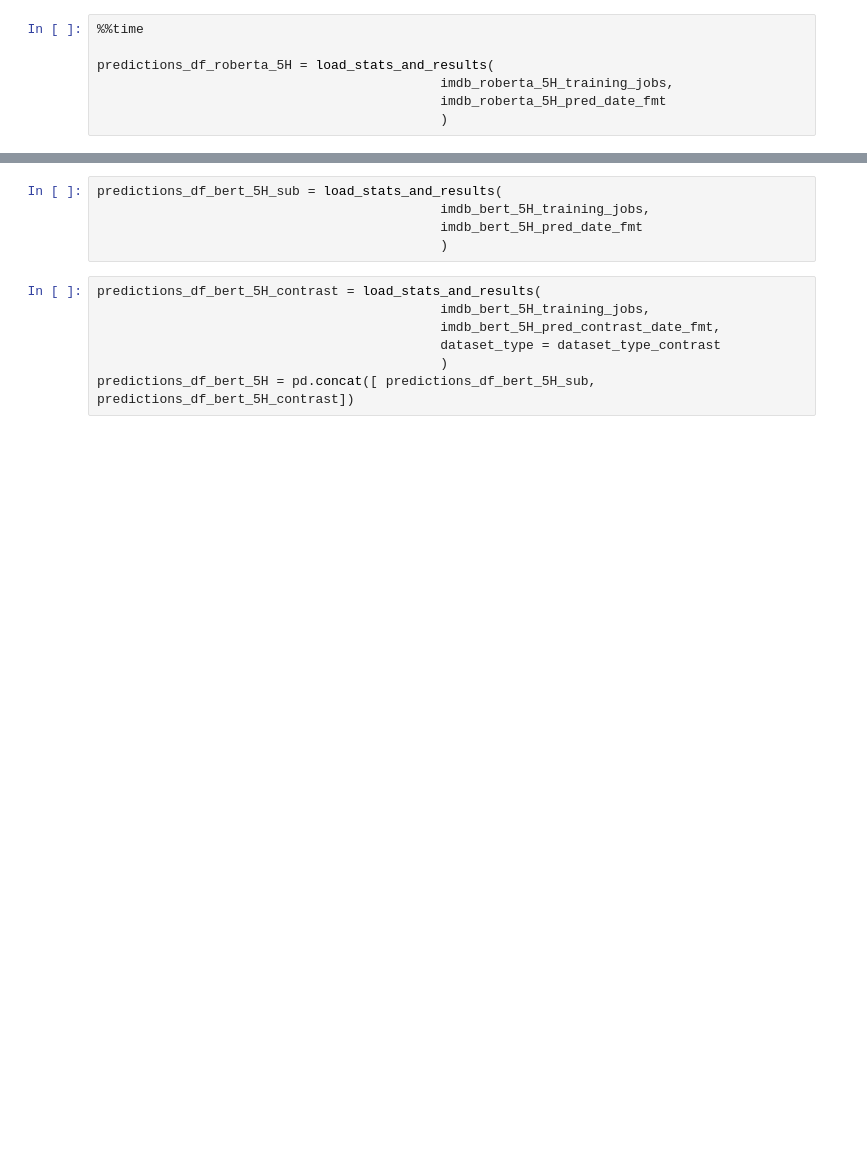
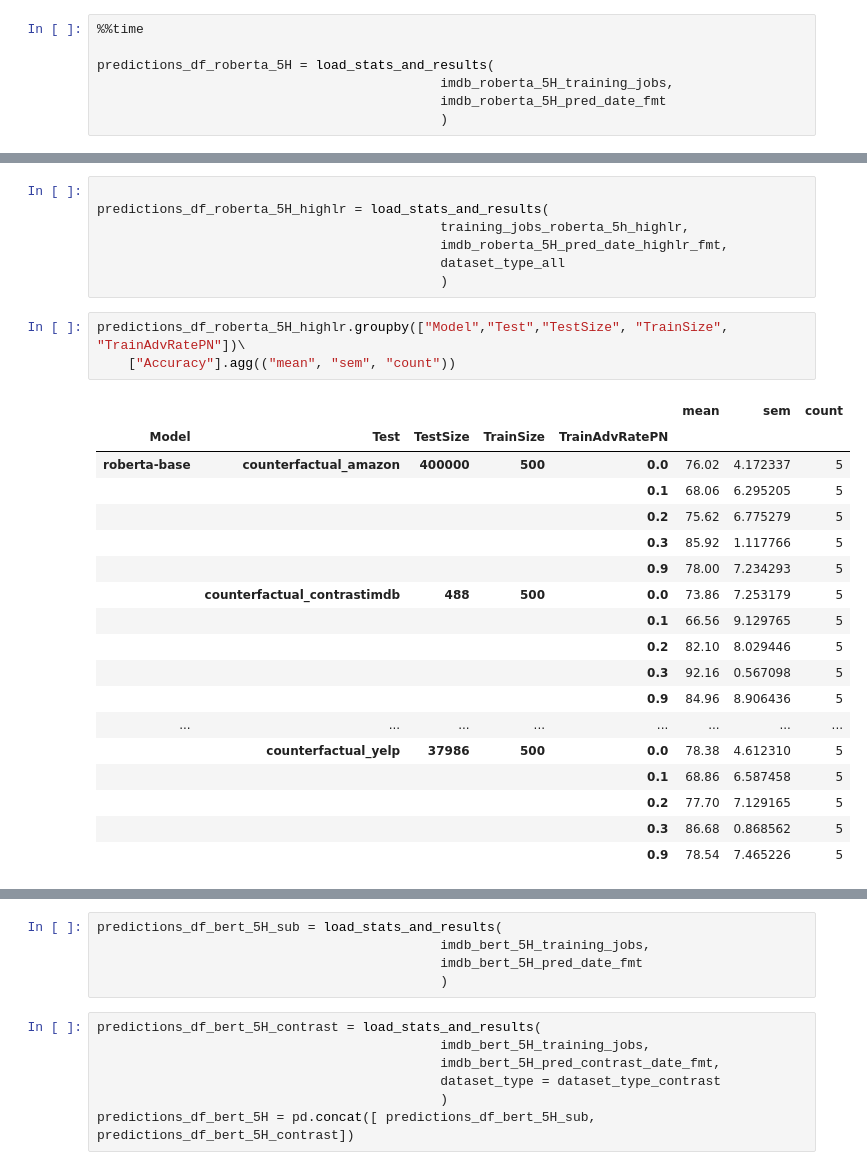
Before and after one commit to elangovana/large-scale-ptm-ppi, a Jupyter notebook: notebooks/counterfactual_prediction_analysis.ipynb, the cells around one changed output, grey strips where cells are left out. Saved outputs shown, nothing was run; the diff lists cells and outputs as text; blank space fills up the shorter version.

```diff
--- a/notebooks/counterfactual_prediction_analysis.ipynb
+++ b/notebooks/counterfactual_prediction_analysis.ipynb
@@ -329,0 +425,29 @@ predictions_df_roberta_5H.groupby(["Model","Test", "TrainSize", "TrainAdvRatePN"
+# %%
+
+predictions_df_roberta_5H_highlr = load_stats_and_results(
+                                            training_jobs_roberta_5h_highlr,
+                                            imdb_roberta_5H_pred_date_highlr_fmt,
+                                            dataset_type_all
+                                            )
+# %%
+predictions_df_roberta_5H_highlr.groupby(["Model","Test","TestSize", "TrainSize", "TrainAdvRatePN"])\
+    ["Accuracy"].agg(("mean", "sem", "count"))
+# %% [output]
+|  |  |  |  |  | mean | sem | count |
+| Model | Test | TestSize | TrainSize | TrainAdvRatePN |  |  |  |
+| roberta-base | counterfactual_amazon | 400000 | 500 | 0.0 | 76.02 | 4.172337 | 5 |
+|  |  |  |  | 0.1 | 68.06 | 6.295205 | 5 |
+|  |  |  |  | 0.2 | 75.62 | 6.775279 | 5 |
+|  |  |  |  | 0.3 | 85.92 | 1.117766 | 5 |
+|  |  |  |  | 0.9 | 78.00 | 7.234293 | 5 |
+|  | counterfactual_contrastimdb | 488 | 500 | 0.0 | 73.86 | 7.253179 | 5 |
+|  |  |  |  | 0.1 | 66.56 | 9.129765 | 5 |
+|  |  |  |  | 0.2 | 82.10 | 8.029446 | 5 |
+|  |  |  |  | 0.3 | 92.16 | 0.567098 | 5 |
+|  |  |  |  | 0.9 | 84.96 | 8.906436 | 5 |
+| ... | ... | ... | ... | ... | ... | ... | ... |
+|  | counterfactual_yelp | 37986 | 500 | 0.0 | 78.38 | 4.612310 | 5 |
+|  |  |  |  | 0.1 | 68.86 | 6.587458 | 5 |
+|  |  |  |  | 0.2 | 77.70 | 7.129165 | 5 |
+|  |  |  |  | 0.3 | 86.68 | 0.868562 | 5 |
+|  |  |  |  | 0.9 | 78.54 | 7.465226 | 5 |
```
Also changed, not shown: parts of 23 cells of this notebook, 1 other file.
